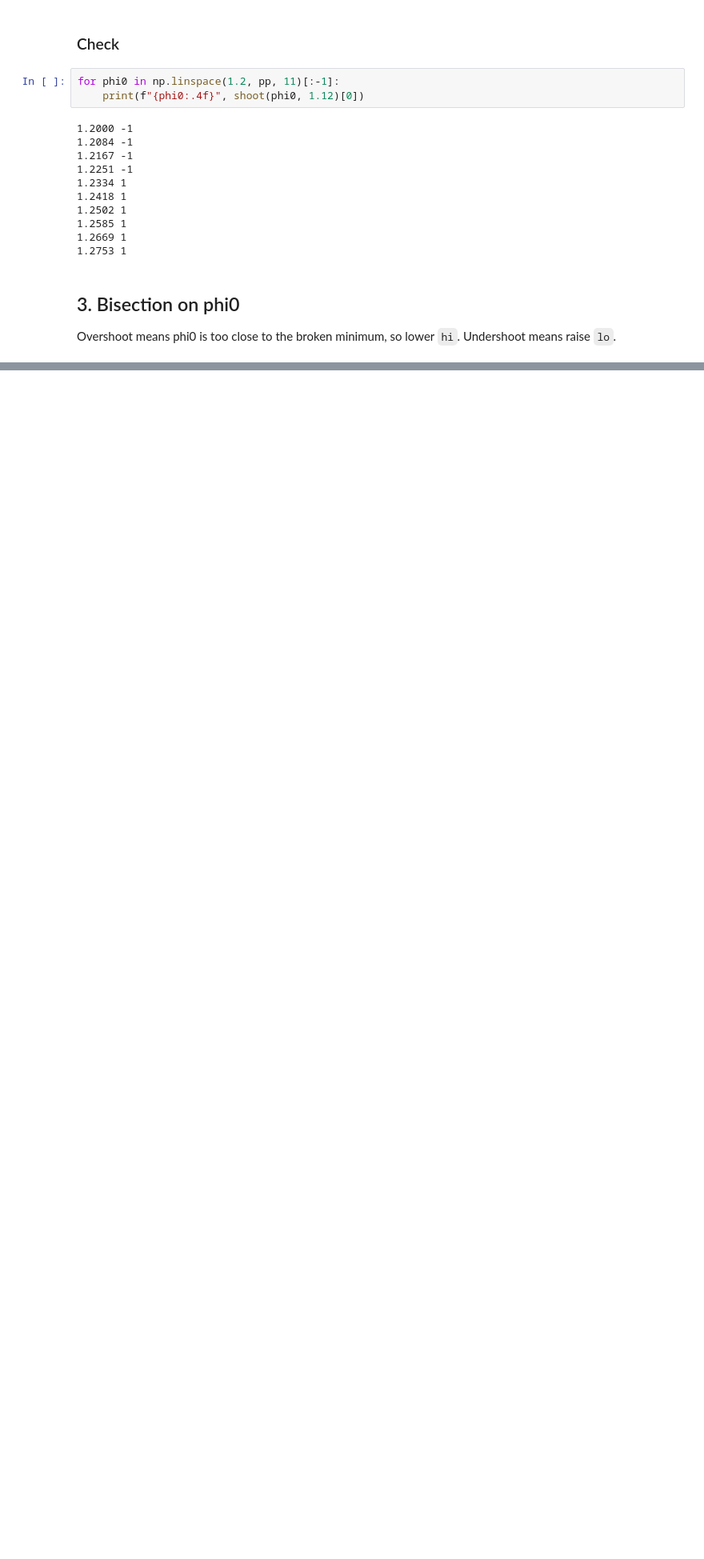
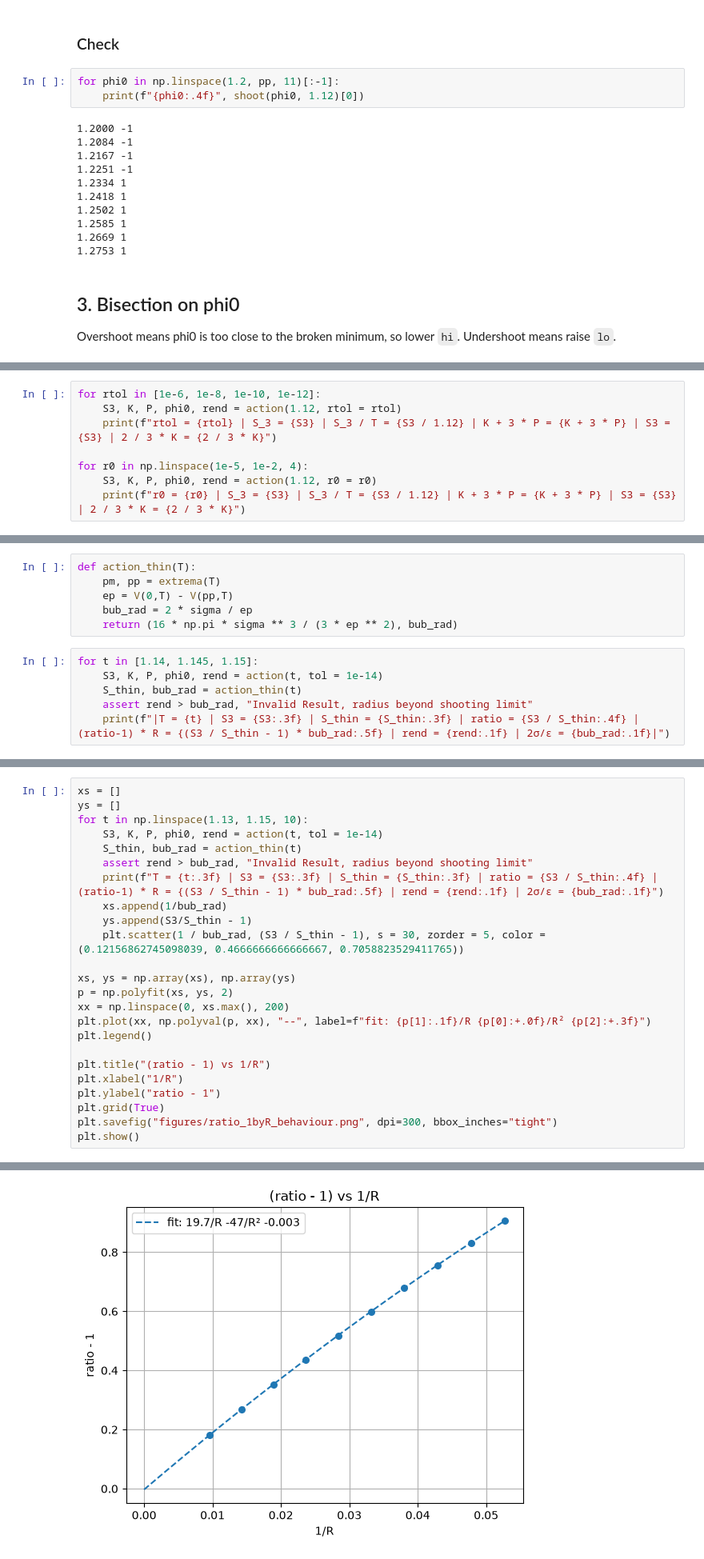
Before and after one commit to GriimHog/Critical_Bubble_Shooting, a Jupyter notebook: notebook.ipynb, the cells around one changed output, grey strips where cells are left out. Shown at 80% size. Cells and saved outputs as stored; diff of their text form; blank space fills up the shorter version.

```diff
--- a/notebook.ipynb
+++ b/notebook.ipynb
@@ -162,0 +218,8 @@ Text(0, 0.5, 'φ')
+# %%
+for rtol in [1e-6, 1e-8, 1e-10, 1e-12]:
+    S3, K, P, phi0, rend = action(1.12, rtol = rtol)
+    print(f"rtol = {rtol} | S_3 = {S3} | S_3 / T = {S3 / 1.12} | K + 3 * P = {K + 3 * P} | S3 = {S3} | 2 / 3 * K = {2 / 3 * K}")
+
+for r0 in np.linspace(1e-5, 1e-2, 4):
+    S3, K, P, phi0, rend = action(1.12, r0 = r0)
+    print(f"r0 = {r0} | S_3 = {S3} | S_3 / T = {S3 / 1.12} | K + 3 * P = {K + 3 * P} | S3 = {S3} | 2 / 3 * K = {2 / 3 * K}")
@@ -162,0 +244,12 @@ Text(0, 0.5, 'φ')
+# %%
+def action_thin(T):
+    pm, pp = extrema(T)
+    ep = V(0,T) - V(pp,T)
+    bub_rad = 2 * sigma / ep
+    return (16 * np.pi * sigma ** 3 / (3 * ep ** 2), bub_rad)
+# %%
+for t in [1.14, 1.145, 1.15]:
+    S3, K, P, phi0, rend = action(t, tol = 1e-14)
+    S_thin, bub_rad = action_thin(t)
+    assert rend > bub_rad, "Invalid Result, radius beyond shooting limit"
+    print(f"|T = {t} | S3 = {S3:.3f} | S_thin = {S_thin:.3f} | ratio = {S3 / S_thin:.4f} | (ratio-1) * R = {(S3 / S_thin - 1) * bub_rad:.5f} | rend = {rend:.1f} | 2σ/ε = {bub_rad:.1f}|")
@@ -162,0 +260,25 @@ Text(0, 0.5, 'φ')
+# %%
+xs = []
+ys = []
+for t in np.linspace(1.13, 1.15, 10):
+    S3, K, P, phi0, rend = action(t, tol = 1e-14)
+    S_thin, bub_rad = action_thin(t)
+    assert rend > bub_rad, "Invalid Result, radius beyond shooting limit"
+    print(f"T = {t:.3f} | S3 = {S3:.3f} | S_thin = {S_thin:.3f} | ratio = {S3 / S_thin:.4f} | (ratio-1) * R = {(S3 / S_thin - 1) * bub_rad:.5f} | rend = {rend:.1f} | 2σ/ε = {bub_rad:.1f}")
+    xs.append(1/bub_rad)
+    ys.append(S3/S_thin - 1)
+    plt.scatter(1 / bub_rad, (S3 / S_thin - 1), s = 30, zorder = 5, color = (0.12156862745098039, 0.4666666666666667, 0.7058823529411765))
+
+xs, ys = np.array(xs), np.array(ys)
+p = np.polyfit(xs, ys, 2)
+xx = np.linspace(0, xs.max(), 200)
+plt.plot(xx, np.polyval(p, xx), "--", label=f"fit: {p[1]:.1f}/R {p[0]:+.0f}/R² {p[2]:+.3f}")
+plt.legend()
+
+plt.title("(ratio - 1) vs 1/R")
+plt.xlabel("1/R")
+plt.ylabel("ratio - 1")
+plt.grid(True)
+plt.savefig("figures/ratio_1byR_behaviour.png", dpi=300, bbox_inches="tight")
+plt.show()
+# %% [output]
@@ -162,0 +295 @@ Text(0, 0.5, 'φ')
+[figure, added]
```
Also changed, not shown: parts of 22 cells of this notebook, 5 other files.
